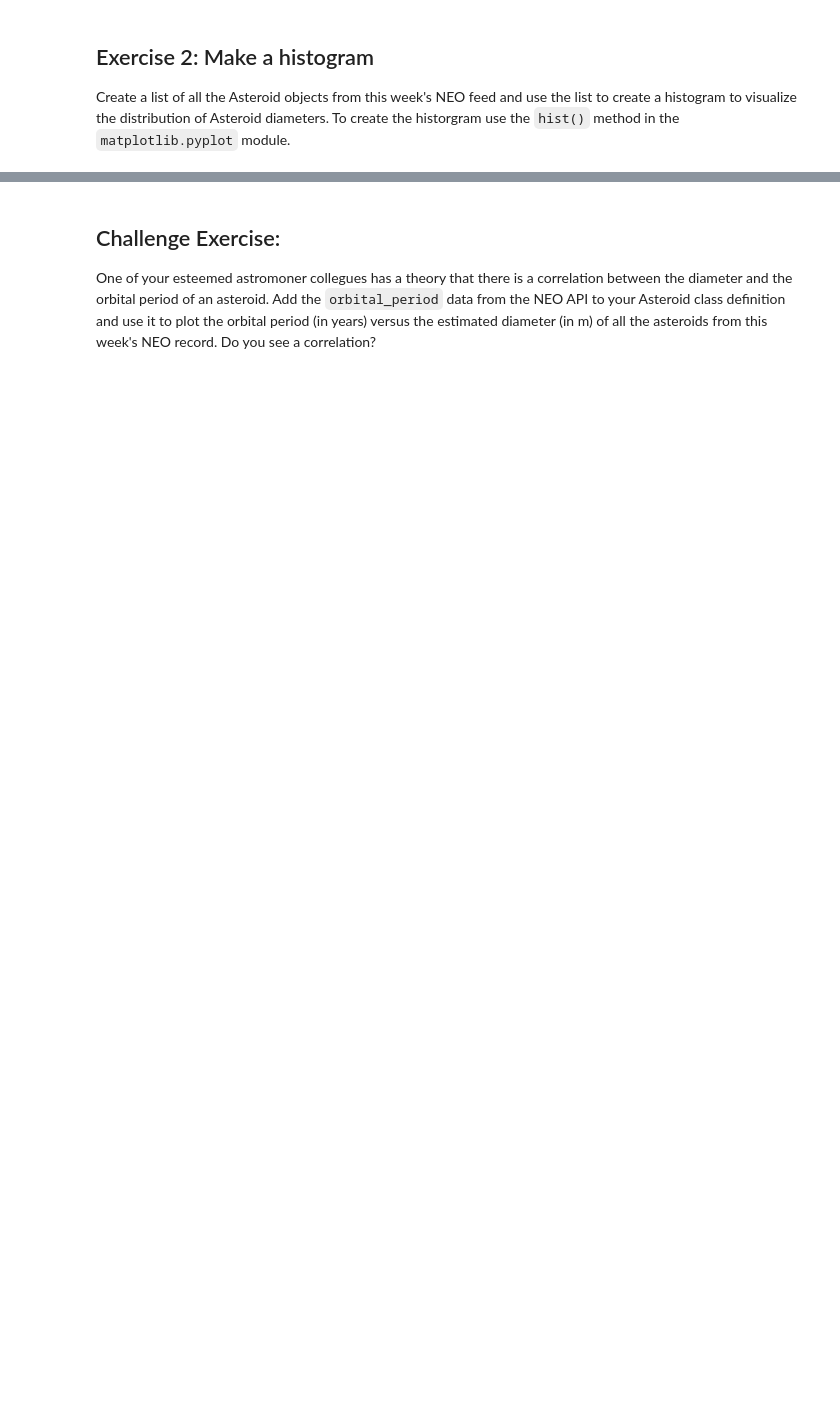
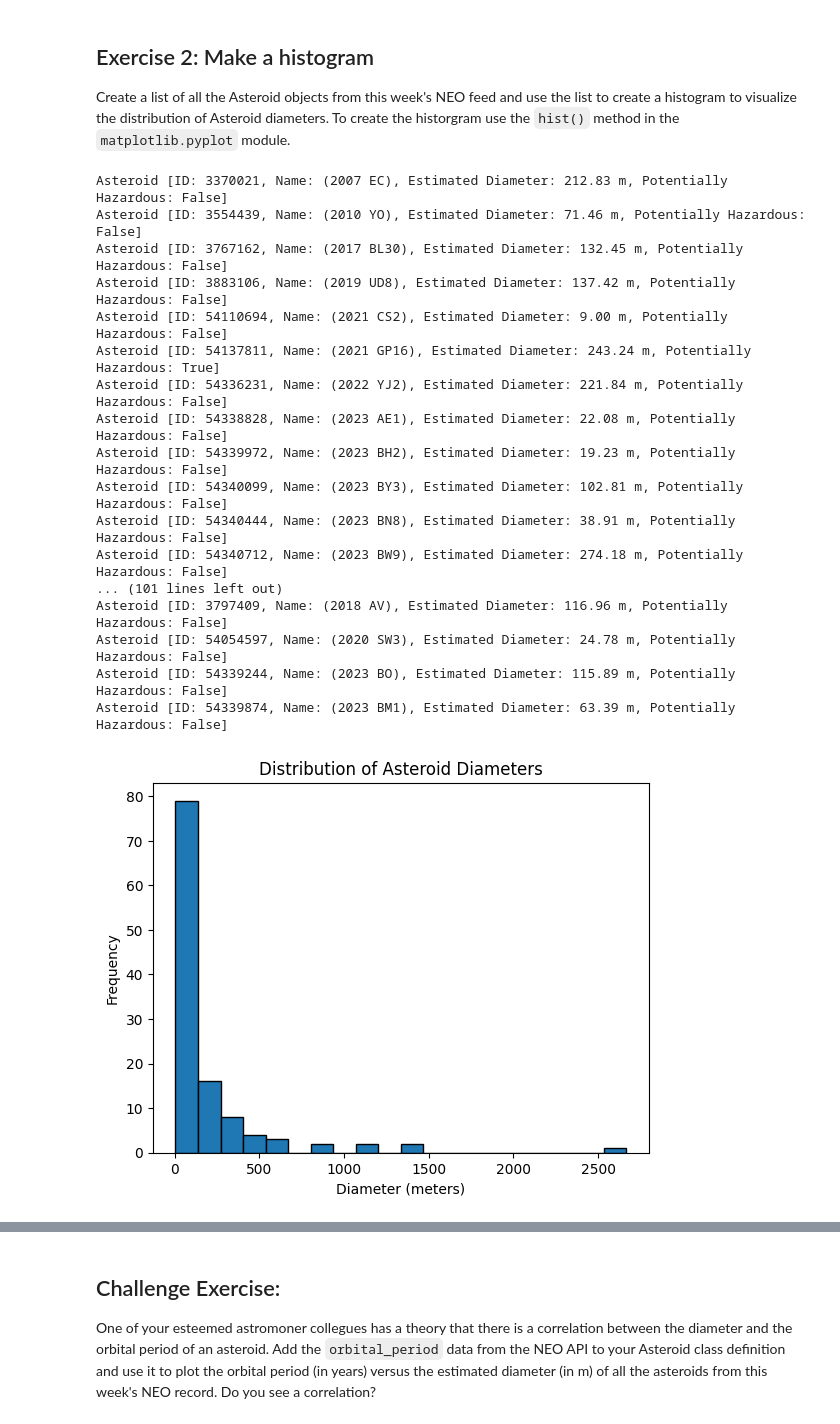
Before and after one commit to tusharsachdeva-code/comp215, a Jupyter notebook: labs/lab03-classes.ipynb, the cells around one changed output, grey strips where cells are left out. Saved outputs shown, nothing was run; the diff lists cells and outputs as text; code cells hidden in the pictures; blank space fills up the shorter version.

```diff
--- a/labs/lab03-classes.ipynb
+++ b/labs/lab03-classes.ipynb
@@ -71,0 +72,25 @@ Write a little code to test your new class.
+# %%
+# Ex.1 your code here
+class Asteroid:
+    def __init__(self, id, name, estimated_diameter, is_potentially_hazardous):
+        self.id = id
+        self.name = name
+        self.estimated_diameter = estimated_diameter
+        self.is_potentially_hazardous = is_potentially_hazardous
+
+    def __str__(self):
+        return (f"Asteroid [ID: {self.id}, Name: {self.name}, "
+                f"Estimated Diameter: {self.estimated_diameter:.2f} m, "
+                f"Potentially Hazardous: {self.is_potentially_hazardous}]")
+
+    def __repr__(self):
+        return self.__str__()
+
+if __name__ == "__main__":
+    latest_neo = neos[-1]
+    neo_id = latest_neo['id']
+    neo_name = latest_neo['name']
+    estimated_diameter = latest_neo['estimated_diameter']['meters']['estimated_diameter_max']
+    is_hazardous = latest_neo['is_potentially_hazardous_asteroid']
+    asteroid = Asteroid(neo_id, neo_name, estimated_diameter, is_hazardous)
+    print(asteroid)
@@ -78 +103,40 @@ Create a list of all the Asteroid objects from this week's NEO feed and use the
+# %%
+# Ex. 2 your code here
+asteroids = []
+for neo in neos:
+  neo_id = neo['id']
+  neo_name = neo['name']
+  estimated_diameter = neo['estimated_diameter']['meters']['estimated_diameter_max']
+  is_hazardous = neo['is_potentially_hazardous_asteroid']
+  asteroids.append(Asteroid(neo_id, neo_name, estimated_diameter, is_hazardous))
+
+for asteroid in asteroids:
+  print(asteroid)
+
+
+diameters = [asteroid.estimated_diameter for asteroid in asteroids]
+plt.hist(diameters, bins=20, edgecolor='black')
+plt.title('Distribution of Asteroid Diameters')
+plt.xlabel('Diameter (meters)')
+plt.ylabel('Frequency')
+plt.show()
+# %% [output]
+Asteroid [ID: 3370021, Name: (2007 EC), Estimated Diameter: 212.83 m, Potentially Hazardous: False]
+Asteroid [ID: 3554439, Name: (2010 YO), Estimated Diameter: 71.46 m, Potentially Hazardous: False]
+Asteroid [ID: 3767162, Name: (2017 BL30), Estimated Diameter: 132.45 m, Potentially Hazardous: False]
+Asteroid [ID: 3883106, Name: (2019 UD8), Estimated Diameter: 137.42 m, Potentially Hazardous: False]
+Asteroid [ID: 54110694, Name: (2021 CS2), Estimated Diameter: 9.00 m, Potentially Hazardous: False]
+Asteroid [ID: 54137811, Name: (2021 GP16), Estimated Diameter: 243.24 m, Potentially Hazardous: True]
+Asteroid [ID: 54336231, Name: (2022 YJ2), Estimated Diameter: 221.84 m, Potentially Hazardous: False]
+Asteroid [ID: 54338828, Name: (2023 AE1), Estimated Diameter: 22.08 m, Potentially Hazardous: False]
+Asteroid [ID: 54339972, Name: (2023 BH2), Estimated Diameter: 19.23 m, Potentially Hazardous: False]
+Asteroid [ID: 54340099, Name: (2023 BY3), Estimated Diameter: 102.81 m, Potentially Hazardous: False]
+Asteroid [ID: 54340444, Name: (2023 BN8), Estimated Diameter: 38.91 m, Potentially Hazardous: False]
+Asteroid [ID: 54340712, Name: (2023 BW9), Estimated Diameter: 274.18 m, Potentially Hazardous: False]
+... (101 lines left out)
+Asteroid [ID: 3797409, Name: (2018 AV), Estimated Diameter: 116.96 m, Potentially Hazardous: False]
+Asteroid [ID: 54054597, Name: (2020 SW3), Estimated Diameter: 24.78 m, Potentially Hazardous: False]
+Asteroid [ID: 54339244, Name: (2023 BO), Estimated Diameter: 115.89 m, Potentially Hazardous: False]
+Asteroid [ID: 54339874, Name: (2023 BM1), Estimated Diameter: 63.39 m, Potentially Hazardous: False]
+[figure, added]
 # %% [markdown]
```
Also changed, not shown: parts of 7 cells of this notebook.
